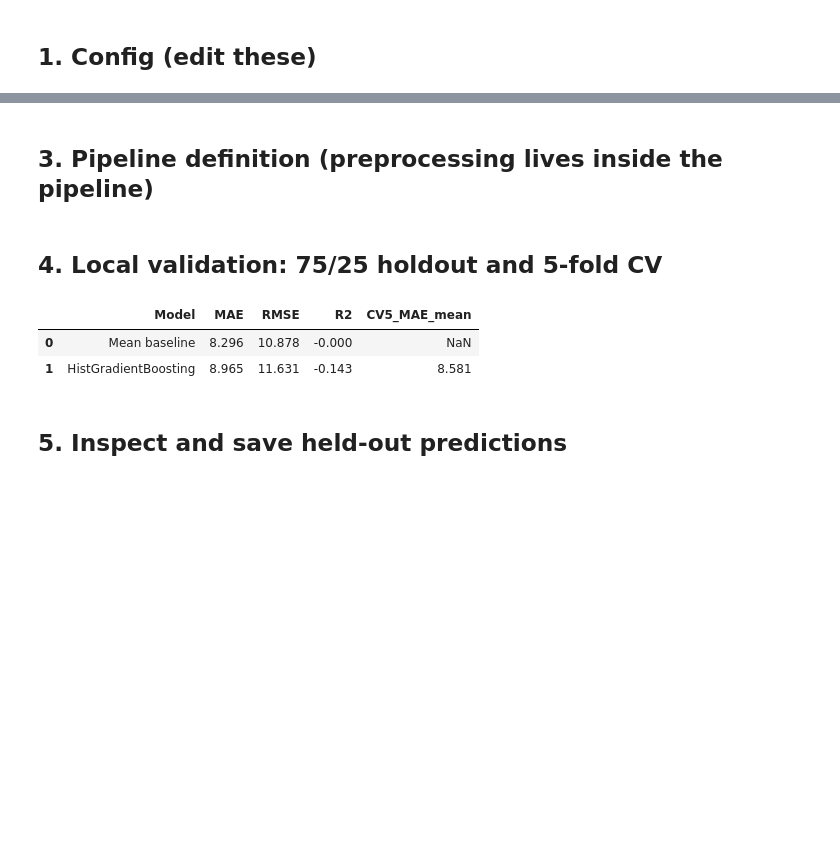
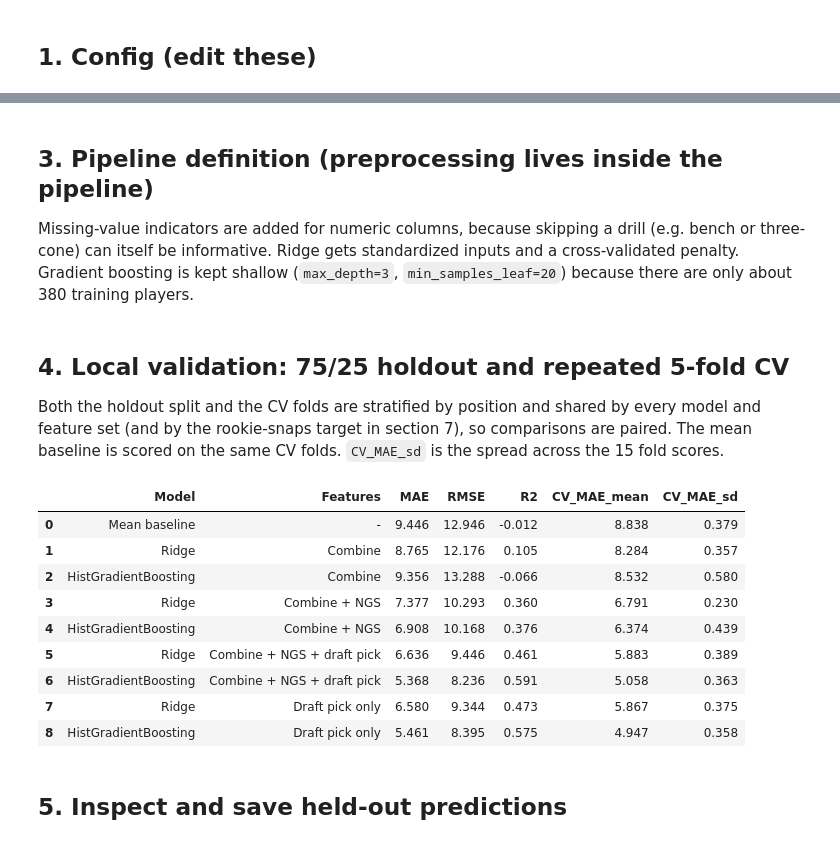
Before and after one commit to JDeleon2342/Stat486-Kaggle-Project, a Jupyter notebook: kaggle_pipeline.ipynb, the cells around one changed output, grey strips where cells are left out. Drawn from its saved outputs; the diff is of its cells as text; code cells hidden in the pictures; blank space fills up the shorter version.

```diff
--- a/kaggle_pipeline.ipynb
+++ b/kaggle_pipeline.ipynb
@@ -53,3 +106,6 @@ Categorical: ['combine_position']
 # %% [markdown]
 ## 3. Pipeline definition (preprocessing lives inside the pipeline)
+
+Missing-value indicators are added for numeric columns, because skipping a drill (e.g. bench or three-cone) can itself be informative.
+Ridge gets standardized inputs and a cross-validated penalty. Gradient boosting is kept shallow (`max_depth=3`, `min_samples_leaf=20`) because there are only about 380 training players.
 # %%
@@ -70,31 +134,56 @@ def make_pipeline():
 # %% [markdown]
-## 4. Local validation: 75/25 holdout and 5-fold CV
+## 4. Local validation: 75/25 holdout and repeated 5-fold CV
+
+Both the holdout split and the CV folds are stratified by position and shared by every model and feature set (and by the rookie-snaps target in section 7), so comparisons are paired.
+The mean baseline is scored on the same CV folds. `CV_MAE_sd` is the spread across the 15 fold scores.
 # %%
-X_tr, X_val, y_tr, y_val = train_test_split(
-    X, y, test_size=0.25, random_state=RANDOM_STATE)
-base = DummyRegressor(strategy="mean").fit(X_tr, y_tr)
-pipe = make_pipeline().fit(X_tr, y_tr)
+positions = data["combine_position"]
+idx_tr, idx_val = train_test_split(data.index, test_size=0.25, random_state=RANDOM_STATE,
+                                   stratify=positions)
+cv_folds = list(RepeatedStratifiedKFold(n_splits=5, n_repeats=CV_REPEATS,
+                                        random_state=RANDOM_STATE).split(data, positions))
+X_tr, X_val, y_tr, y_val = X.loc[idx_tr], X.loc[idx_val], y.loc[idx_tr], y.loc[idx_val]
+MODELS = {"Ridge": "ridge", "HistGradientBoosting": "hgb"}
 
 
-def metrics(name, model):
-    p = model.predict(X_val)
-    return {"Model": name,
-            "MAE": mean_absolute_error(y_val, p),
-            "RMSE": np.sqrt(mean_squared_error(y_val, p)),
-            "R2": r2_score(y_val, p)}
+def evaluate(target, feature_sets):
+    """Score a mean baseline plus every (feature set, model) pair on the shared holdout and CV folds."""
+    first_cols = next(iter(feature_sets.values()))
+    candidates = [("Mean baseline", "-", DummyRegressor(strategy="mean"), first_cols)]
+    candidates += [(m, s, make_pipeline(cols, kind), cols)
+                   for s, cols in feature_sets.items() for m, kind in MODELS.items()]
+    rows, fitted = [], {}
+    for model_name, set_name, model, cols in candidates:
+        Xc = data[cols]
+        cv = -cross_val_score(clone(model), Xc, target, cv=cv_folds,
+                              scoring="neg_mean_absolute_error")
+        model.fit(Xc.loc[idx_tr], target.loc[idx_tr])
+        p = model.predict(Xc.loc[idx_val])
+        rows.append({"Model": model_name, "Features": set_name,
+                     "MAE": mean_absolute_error(target.loc[idx_val], p),
+                     "RMSE": np.sqrt(mean_squared_error(target.loc[idx_val], p)),
+                     "R2": r2_score(target.loc[idx_val], p),
+                     "CV_MAE_mean": cv.mean(), "CV_MAE_sd": cv.std()})
+        fitted[(model_name, set_name)] = model
+    return pd.DataFrame(rows), fitted
 
 
-val = pd.DataFrame([metrics("Mean baseline", base),
-                    metrics("HistGradientBoosting", pipe)])
-cv_mae = -cross_val_score(make_pipeline(), X, y, scoring="neg_mean_absolute_error",
-                          cv=KFold(5, shuffle=True, random_state=RANDOM_STATE))
-val["CV5_MAE_mean"] = [np.nan, cv_mae.mean()]
-val.to_csv("validation_metrics.csv", index=False)
+val, fitted = evaluate(y, FEATURE_SETS)
+base = fitted[("Mean baseline", "-")]
+pipe = fitted[("HistGradientBoosting", MAIN_SET)]
+val.to_csv(OUTPUT_DIR / "validation_metrics.csv", index=False)
 val.round(3)
 # %% [output]
-|  | Model | MAE | RMSE | R2 | CV5_MAE_mean |
-| 0 | Mean baseline | 8.296 | 10.878 | -0.000 | NaN |
-| 1 | HistGradientBoosting | 8.965 | 11.631 | -0.143 | 8.581 |
+|  | Model | Features | MAE | RMSE | R2 | CV_MAE_mean | CV_MAE_sd |
+| 0 | Mean baseline | - | 9.446 | 12.946 | -0.012 | 8.838 | 0.379 |
+| 1 | Ridge | Combine | 8.765 | 12.176 | 0.105 | 8.284 | 0.357 |
+| 2 | HistGradientBoosting | Combine | 9.356 | 13.288 | -0.066 | 8.532 | 0.580 |
+| 3 | Ridge | Combine + NGS | 7.377 | 10.293 | 0.360 | 6.791 | 0.230 |
+| 4 | HistGradientBoosting | Combine + NGS | 6.908 | 10.168 | 0.376 | 6.374 | 0.439 |
+| 5 | Ridge | Combine + NGS + draft pick | 6.636 | 9.446 | 0.461 | 5.883 | 0.389 |
+| 6 | HistGradientBoosting | Combine + NGS + draft pick | 5.368 | 8.236 | 0.591 | 5.058 | 0.363 |
+| 7 | Ridge | Draft pick only | 6.580 | 9.344 | 0.473 | 5.867 | 0.375 |
+| 8 | HistGradientBoosting | Draft pick only | 5.461 | 8.395 | 0.575 | 4.947 | 0.358 |
 # %% [markdown]
 ## 5. Inspect and save held-out predictions
 # %%
```
Also changed, not shown: parts of 13 cells of this notebook, 6 other files.
